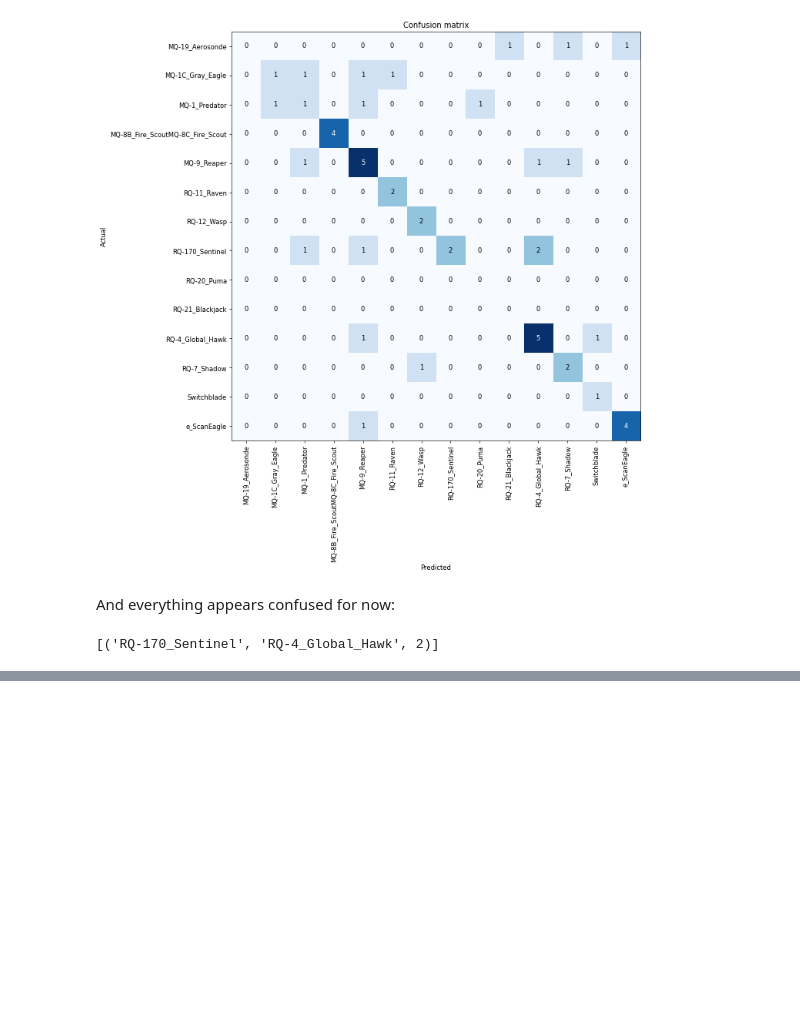
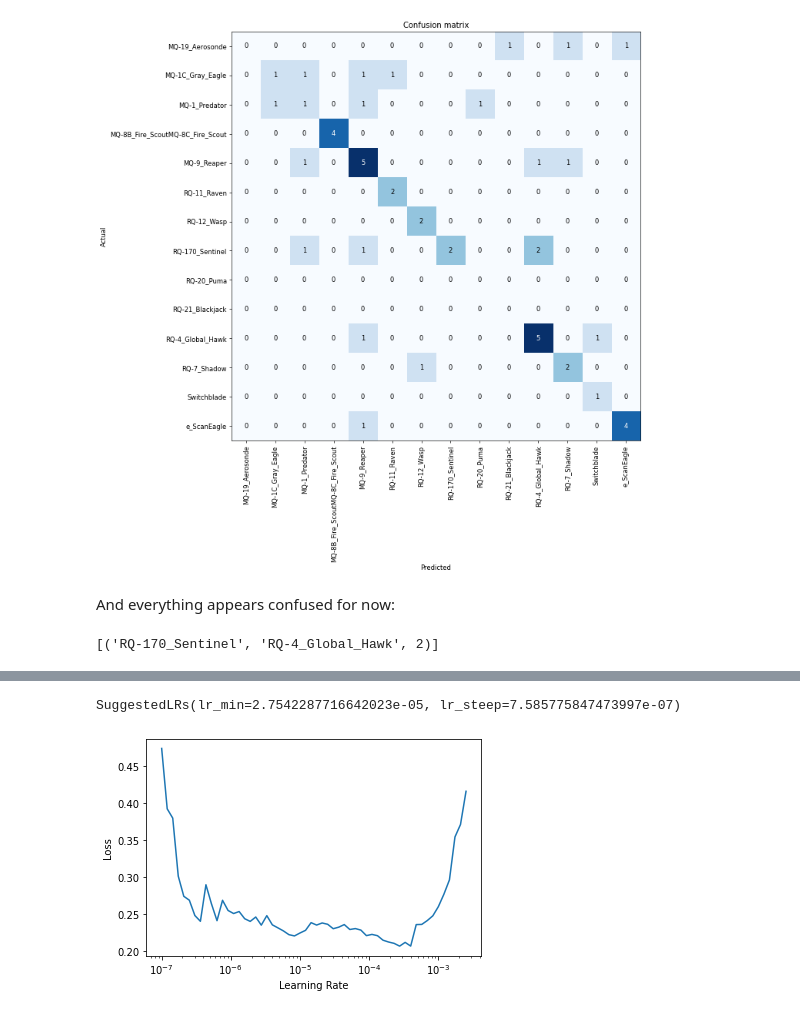
Before and after one commit to frasercrichton/fastai2-learning, a Jupyter notebook: nbs/drone.ipynb, the cells around one changed output, grey strips where cells are left out. Cells and saved outputs as stored; diff of their text form; code cells hidden in the pictures; blank space fills up the shorter version.

```diff
--- a/nbs/drone.ipynb
+++ b/nbs/drone.ipynb
@@ -167,0 +206,4 @@ interp.most_confused(min_val=2)
+# %%
+learn.unfreeze()
+learn.lr_find()
+# %% [output]
@@ -167,0 +211,2 @@ interp.most_confused(min_val=2)
+SuggestedLRs(lr_min=2.7542287716642023e-05, lr_steep=7.585775847473997e-07)
+[figure, added]
```
Also changed, not shown: parts of 7 cells of this notebook.
